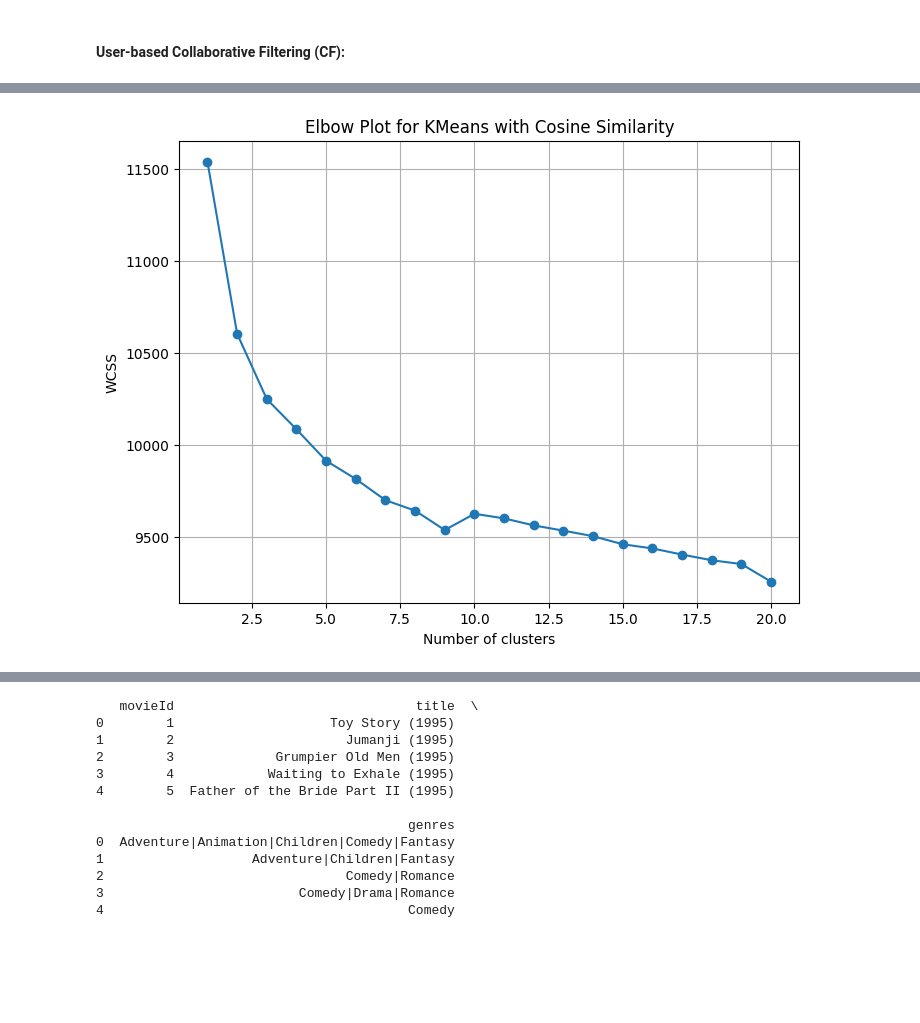
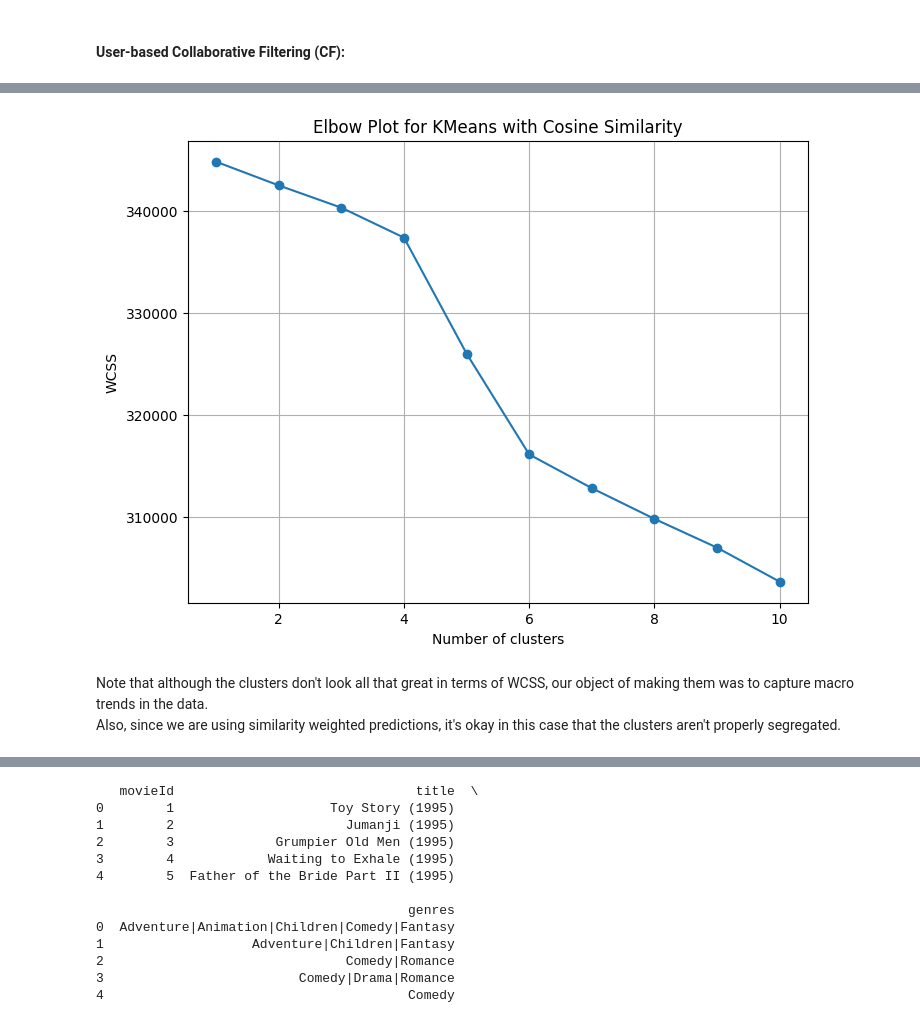
Before and after one commit to UtkarshBindal1996/MovieRecommendationSystem, a Jupyter notebook: recommendation_engine.ipynb, the cells around one changed output, grey strips where cells are left out. Cells and saved outputs as stored; diff of their text form; code cells hidden in the pictures; blank space fills up the shorter version.

Commit message:
adding time decay

```diff
--- a/recommendation_engine.ipynb
+++ b/recommendation_engine.ipynb
@@ -157,0 +148,2 @@ rating_df.head()
+# %%
+rating_df['timestamp'] = pd.to_datetime(rating_df['timestamp'])
@@ -158,10 +166,12 @@ rating_df.head()
+# %%
+rating_df = rating_df[rating_df['timestamp'].dt.year >= 2010]
 # %%
 # Converting the rating_df into a dictionary reporesentation
 user_rating_dictionary = {}
 for _, row in rating_df.iterrows():
     if row['userId'] not in user_rating_dictionary:
         user_rating_dictionary[row['userId']] = {}
-    user_rating_dictionary[row['userId']][row['movieId']] = row['rating']
+    user_rating_dictionary[row['userId']][row['movieId']] = [row['rating'], row['timestamp']]
 # %%
 import pickle
 
@@ -194,12 +204,24 @@ def adjusted_cosine_similarity(user1_ratings, user2_ratings, min_ratings=7):
     if not intersection:
         return 0  # No common movies, similarity is 0
 
-    user1_avg = np.mean(list(user1_ratings[movie] for movie in intersection))  # Average rating for user 1 (using list comprehension)
-    user2_avg = np.mean(list(user2_ratings[movie] for movie in intersection))  # Average rating for user 2 (using list comprehension)
+    user1_avg = np.mean(list(user1_ratings[movie][0] for movie in intersection))  # Average rating for user 1 (using list comprehension)
+    user2_avg = np.mean(list(user2_ratings[movie][0] for movie in intersection))  # Average rating for user 2 (using list comprehension)
 
-    numerator = sum((user1_ratings[movie] - user1_avg) * (user2_ratings[movie] - user2_avg) for movie in intersection)
-    denominator = np.sqrt(sum((user1_ratings[movie] - user1_avg)**2 for movie in intersection) *
-                         sum((user2_ratings[movie] - user2_avg)**2 for movie in intersection))
+    # Define a function to calculate freshness penalty (replace with your chosen approach)
+    def freshness_penalty(time_difference):
+        decay_rate = 0.01  # Adjust this parameter to control the penalty strength
+        time_difference_days = time_difference.days
+        penalty = 1 - decay_rate * time_difference_days
+        return max(penalty, 0)  # Ensure penalty is between 0 and 1
+
+    # numerator = sum((user1_ratings[movie] - user1_avg) * (user2_ratings[movie] - user2_avg) for movie in intersection)
+    # denominator = np.sqrt(sum((user1_ratings[movie] - user1_avg)**2 for movie in intersection) *
+    #                      sum((user2_ratings[movie] - user2_avg)**2 for movie in intersection))
+
+    numerator = sum([(user1_ratings[movie][0] - user1_avg) * (user2_ratings[movie][0] - user2_avg) *
+                   freshness_penalty(user1_ratings[movie][1] - user2_ratings[movie][1]) for movie in intersection])
+    denominator = np.sqrt(sum((user1_ratings[movie][0] - user1_avg)**2 for movie in intersection) *
+                          sum((user2_ratings[movie][0] - user2_avg)**2 for movie in intersection))
 
     if denominator == 0:
         return 0  # Avoid division by zero
@@ -212,37 +234,39 @@ from sklearn.cluster import KMeans
 from sklearn.metrics.pairwise import cosine_similarity
 import matplotlib.pyplot as plt
 
-def kmeans_cosine_elbow(data, max_clusters=20):
+def kmeans_cosine_elbow(data, max_clusters=10):
     # Calculate cosine similarity matrix using your custom function
     similarity_matrix = np.zeros((len(data), len(data)))  # Initialize similarity matrix
     for i in range(len(data)):
         for j in range(i, len(data)):  # Fill upper triangular matrix for efficiency (avoid duplicates)
             similarity_matrix[i, j] = adjusted_cosine_similarity(data[i], data[j])
             similarity_matrix[j, i] = similarity_matrix[i, j]  # Fill lower triangular matrix for symmetry
 
     # List to store WCSS (Within-Cluster Sum of Squares) for different k values
     wcss = []
     for k in range(1, max_clusters + 1):
         kmeans = KMeans(n_clusters=k, random_state=42)  # Set random state for reproducibility
         kmeans.fit(similarity_matrix)
         wcss.append(kmeans.inertia_)  # Inertia represents WCSS
 
     # Elbow plot
     plt.figure(figsize=(8, 6))
     plt.plot(range(1, max_clusters + 1), wcss, marker='o', linestyle='-')
     plt.xlabel("Number of clusters")
     plt.ylabel("WCSS")
     plt.title("Elbow Plot for KMeans with Cosine Similarity")
     plt.grid(True)
     plt.show()
 
     # You can observe the elbow point in the plot to determine the optimal k
 
 # Example usage (replace with your actual data)
 data = list(user_rating_dictionary.values())[:500]
 kmeans_cosine_elbow(data)
 # %% [output]
-[figure, old version]
+[figure, new version]
+# %% [markdown]
+Note that although the clusters don't look all that great in terms of WCSS, our object of making them was to capture macro trends in the data.<br/> Also, since we are using similarity weighted predictions, it's okay in this case that the clusters aren't properly segregated.
 # %%
 import numpy as np
 from sklearn.cluster import KMeans
```
Also changed, not shown: parts of 16 cells of this notebook.
